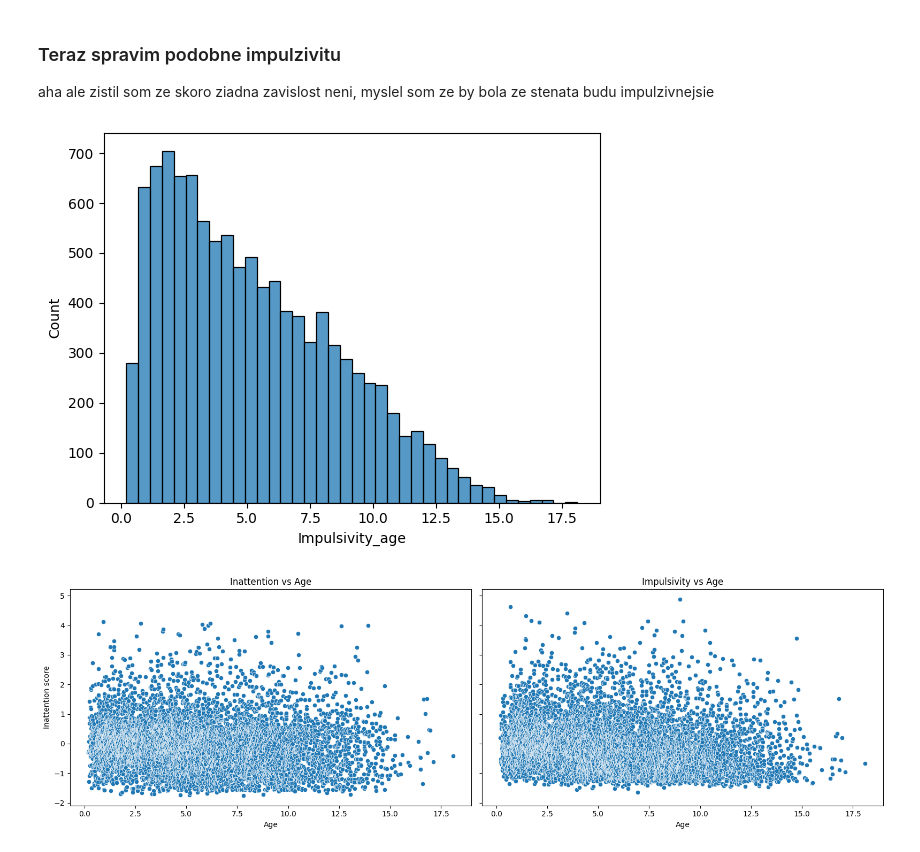
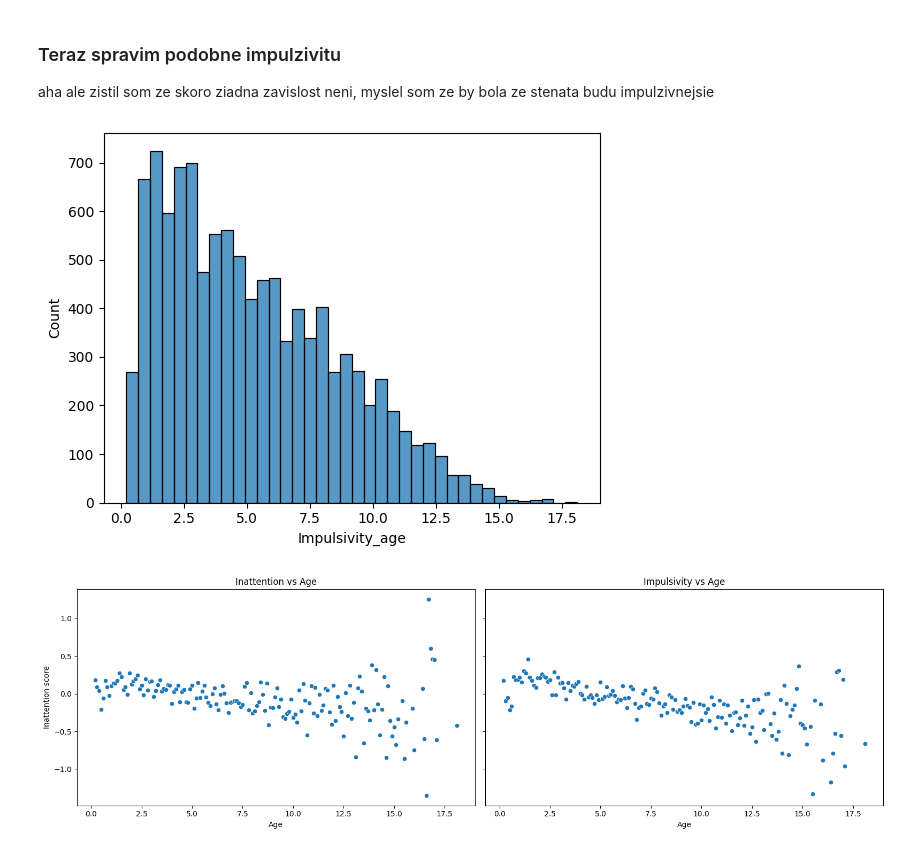
Before and after one commit to Retr-1/AnalyzaPsy, a Jupyter notebook: Analyza_psy.ipynb, the cells around one changed output. Saved outputs shown, nothing was run; the diff lists cells and outputs as text; code cells hidden in the pictures.

```diff
--- a/Analyza_psy.ipynb
+++ b/Analyza_psy.ipynb
@@ -284,35 +284,35 @@ a ukazat s histogramom, ze hodnot do priemeru vo vyssich vekoch je malo, a preto
 aha ale zistil som ze skoro ziadna zavislost neni, myslel som ze by bola ze stenata budu impulzivnejsie
 # %%
 psy2 = dogs.copy(deep=True)
-psy2["Aggression_age"] = psy2["Aggression_age"].round()
+psy2["Impulsivity_age"] = psy2["Impulsivity_age"].round(1)
 d = psy2.groupby("Impulsivity_age")["inattention_score"].mean()
 d = pd.DataFrame(d)
 
 e = psy2.groupby("Impulsivity_age")["impulsivity_score"].mean()
 e = pd.DataFrame(e)
 
 
 
 
 ax = sns.histplot(data=psy2, x="Impulsivity_age")
 
 
 figure, axes = plt.subplots(1, 2, figsize=(16, 5), sharey=True)
 sns.scatterplot(x=d.index, y=d["inattention_score"], ax=axes[0])
 axes[0].set_title("Inattention vs Age")
 axes[0].set_xlabel("Age")
 axes[0].set_ylabel("Inattention score")
 
 # Scatterplot 2
 sns.scatterplot(x=e.index, y=e["impulsivity_score"], ax=axes[1])
 axes[1].set_title("Impulsivity vs Age")
 axes[1].set_xlabel("Age")
 axes[1].set_ylabel("Impulsivity Score")
 
 
 
 plt.tight_layout()
 plt.show()
 # %% [output]
-[figure, old version]
+[figure, new version]
-[figure, old version]
+[figure, new version]
```
Also changed, not shown: 1 other file.
